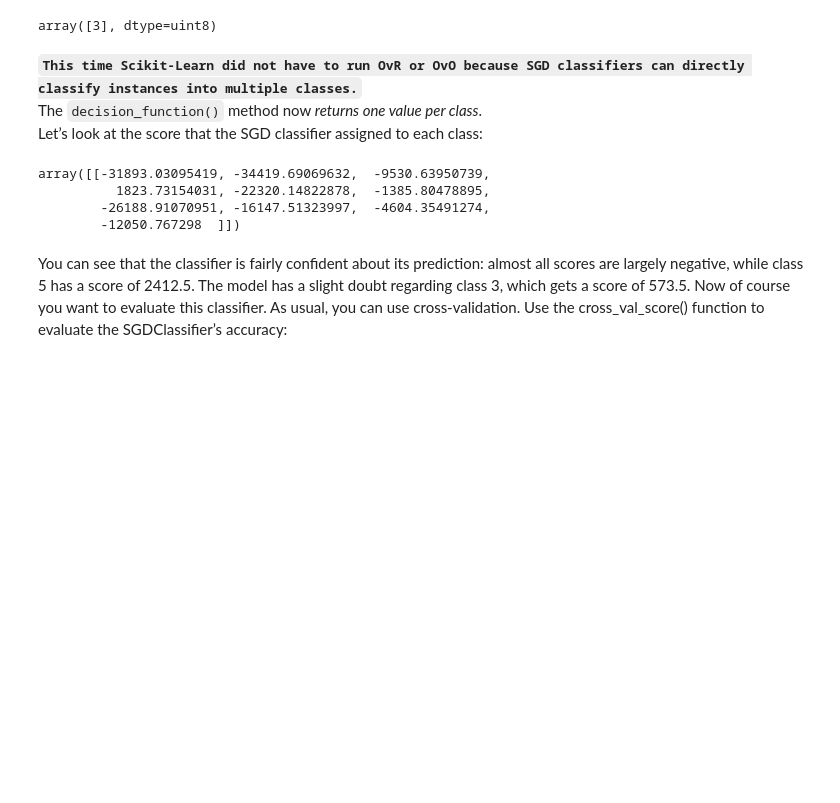
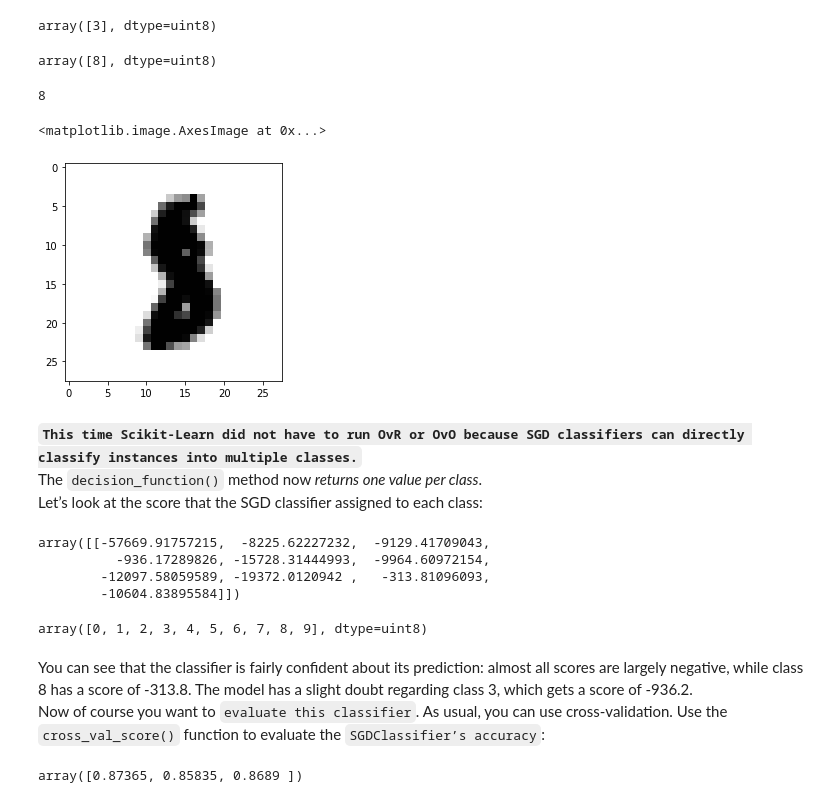
Before and after one commit to SachinGarg10/hands_on_ml_book_projects, a Jupyter notebook: ch3_classification.ipynb, the cells around one changed output. Cells and saved outputs as stored; diff of their text form; code cells hidden in the pictures; blank space fills up the shorter version.

```diff
--- a/ch3_classification.ipynb
+++ b/ch3_classification.ipynb
@@ -857,16 +868,39 @@ sgd_clf.fit(X_train, y_train)
 sgd_clf.predict([some_digit])
 # %% [output]
 array([3], dtype=uint8)
+# %%
+ind = 3432
+sgd_clf.predict([X_train[ind]])
+# %% [output]
+array([8], dtype=uint8)
+# %%
+y_train[ind]
+# %% [output]
+8
+# %%
+plt.imshow(X_train[ind].reshape(28, 28), cmap='binary')
+# %% [output]
+<matplotlib.image.AxesImage at 0x...>
+[figure, added]
 # %% [markdown]
 **`This time Scikit-Learn did not have to run OvR or OvO because SGD classifiers can directly classify instances into multiple classes.`** <br>
 The `decision_function()` method now _returns one value per class_. <br>
 Let’s look at the score that the SGD classifier assigned to each class:
 # %%
-sgd_clf.decision_function([some_digit])
+sgd_clf.decision_function([X_train[ind]])
 # %% [output]
-array([[-31893.03095419, -34419.69069632,  -9530.63950739,
-          1823.73154031, -22320.14822878,  -1385.80478895,
-        -26188.91070951, -16147.51323997,  -4604.35491274,
-        -12050.767298  ]])
+array([[-57669.91757215,  -8225.62227232,  -9129.41709043,
+          -936.17289826, -15728.31444993,  -9964.60972154,
+        -12097.58059589, -19372.0120942 ,   -313.81096093,
+        -10604.83895584]])
+# %%
+sgd_clf.classes_
+# %% [output]
+array([0, 1, 2, 3, 4, 5, 6, 7, 8, 9], dtype=uint8)
 # %% [markdown]
-You can see that the classifier is fairly confident about its prediction: almost all scores are largely negative, while class 5 has a score of 2412.5. The model has a slight doubt regarding class 3, which gets a score of 573.5. Now of course you want to evaluate this classifier. As usual, you can use cross-validation. Use the cross_val_score() function to evaluate the SGDClassifier’s accuracy:
+You can see that the classifier is fairly confident about its prediction: almost all scores are largely negative, while class 8 has a score of -313.8. The model has a slight doubt regarding class 3, which gets a score of -936.2. <br>
+Now of course you want to `evaluate this classifier`. As usual, you can use cross-validation. Use the `cross_val_score()` function to evaluate the `SGDClassifier’s accuracy`:
+# %%
+cross_val_score(sgd_clf, X_train, y_train, cv=3, scoring='accuracy')
+# %% [output]
+array([0.87365, 0.85835, 0.8689 ])
```
Also changed, not shown: parts of 10 cells of this notebook.
